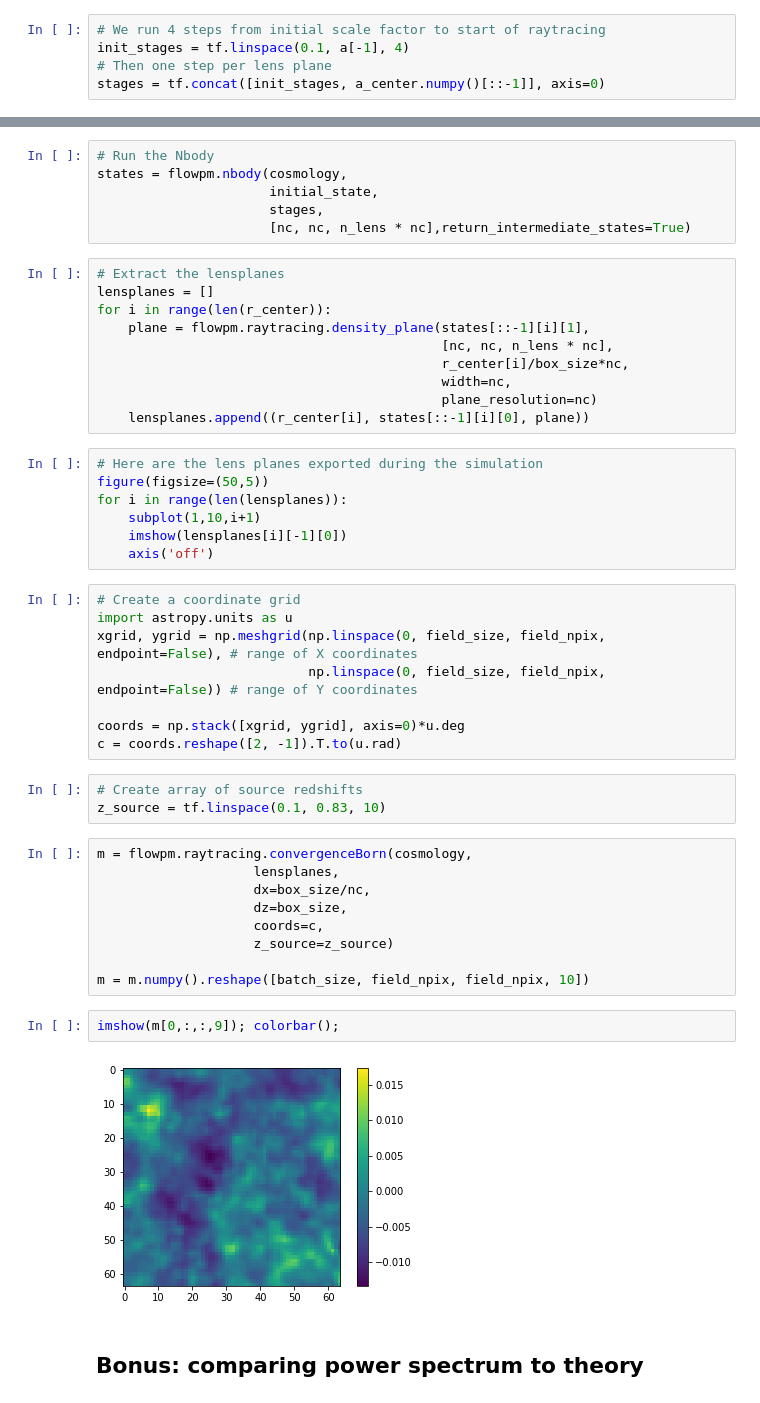
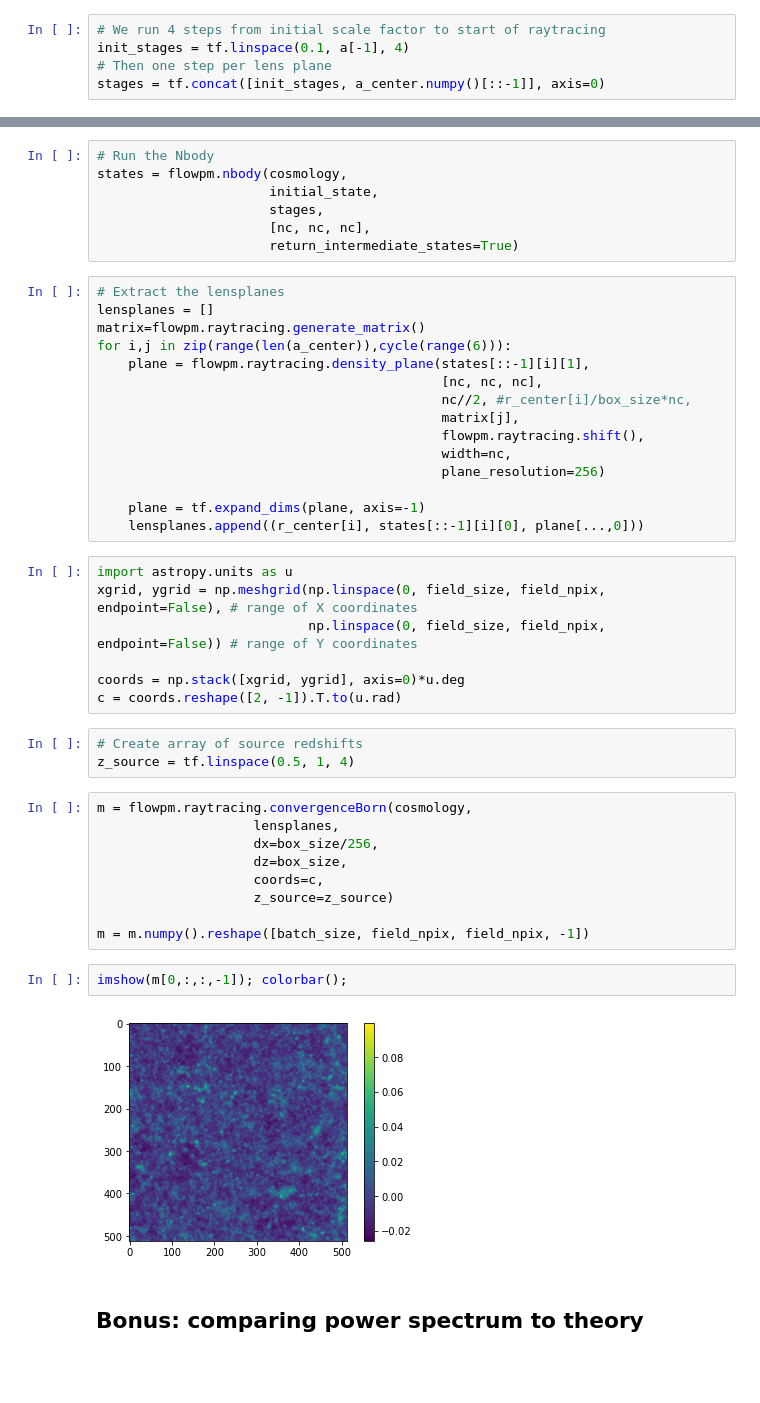
Before and after one commit to DifferentiableUniverseInitiative/flowpm, a Jupyter notebook: notebooks/lensing.ipynb, the cells around one changed output, grey strips where cells are left out. Cells and saved outputs as stored; diff of their text form; blank space fills up the shorter version.

```diff
--- a/notebooks/lensing.ipynb
+++ b/notebooks/lensing.ipynb
@@ -53,26 +57,24 @@ initial_state = flowpm.lpt_init(cosmology, initial_conditions, 0.1)
 states = flowpm.nbody(cosmology,
                       initial_state,
                       stages,
-                      [nc, nc, n_lens * nc],return_intermediate_states=True)
+                      [nc, nc, nc],
+                      return_intermediate_states=True)
 # %%
 # Extract the lensplanes
 lensplanes = []
-for i in range(len(r_center)):
+matrix=flowpm.raytracing.generate_matrix()
+for i,j in zip(range(len(a_center)),cycle(range(6))):
     plane = flowpm.raytracing.density_plane(states[::-1][i][1],
-                                            [nc, nc, n_lens * nc],
-                                            r_center[i]/box_size*nc,
+                                            [nc, nc, nc],
+                                            nc//2, #r_center[i]/box_size*nc,
+                                            matrix[j],
+                                            flowpm.raytracing.shift(),
                                             width=nc,
-                                            plane_resolution=nc)
-    lensplanes.append((r_center[i], states[::-1][i][0], plane))
+                                            plane_resolution=256)
+
+    plane = tf.expand_dims(plane, axis=-1)
+    lensplanes.append((r_center[i], states[::-1][i][0], plane[...,0]))
-# %%
-# Here are the lens planes exported during the simulation
-figure(figsize=(50,5))
-for i in range(len(lensplanes)):
-    subplot(1,10,i+1)
-    imshow(lensplanes[i][-1][0])
-    axis('off')
 # %%
-# Create a coordinate grid
 import astropy.units as u
 xgrid, ygrid = np.meshgrid(np.linspace(0, field_size, field_npix, endpoint=False), # range of X coordinates
                            np.linspace(0, field_size, field_npix, endpoint=False)) # range of Y coordinates
@@ -81,20 +83,20 @@ coords = np.stack([xgrid, ygrid], axis=0)*u.deg
 c = coords.reshape([2, -1]).T.to(u.rad)
 # %%
 # Create array of source redshifts
-z_source = tf.linspace(0.1, 0.83, 10)
+z_source = tf.linspace(0.5, 1, 4)
 # %%
 m = flowpm.raytracing.convergenceBorn(cosmology,
                     lensplanes,
-                    dx=box_size/nc,
+                    dx=box_size/256,
                     dz=box_size,
                     coords=c,
                     z_source=z_source)
 
-m = m.numpy().reshape([batch_size, field_npix, field_npix, 10])
+m = m.numpy().reshape([batch_size, field_npix, field_npix, -1])
 # %%
-imshow(m[0,:,:,9]); colorbar();
+imshow(m[0,:,:,-1]); colorbar();
 # %% [output]
-[figure, old version]
+[figure, new version]
 # %% [markdown]
 ## Bonus: comparing power spectrum to theory
 # %%
```
Also changed, not shown: parts of 12 cells of this notebook, 3 other files.
